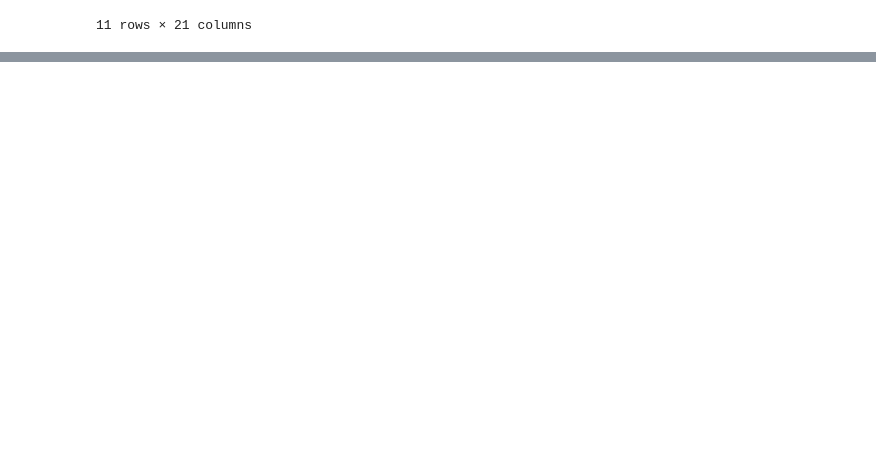
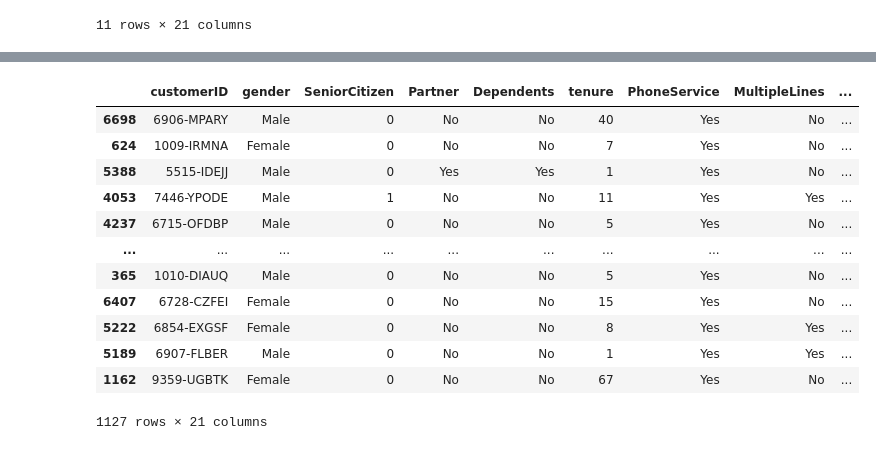
Before and after one commit to Hyndavi334/Telecom-Churn-Logistic-Regression, a Jupyter notebook: Notebooks/modeling.ipynb, the cells around one changed output, grey strips where cells are left out. Drawn from its saved outputs; the diff is of its cells as text; code cells hidden in the pictures; blank space fills up the shorter version.

```diff
--- a/Notebooks/modeling.ipynb
+++ b/Notebooks/modeling.ipynb
@@ -219,0 +95,16 @@ weighted avg       0.76      0.76      0.76       705
+# %%
+val_df
+# %% [output]
+|  | customerID | gender | SeniorCitizen | Partner | Dependents | tenure | PhoneService | MultipleLines | ... |
+| 6698 | 6906-MPARY | Male | 0 | No | No | 40 | Yes | No | ... |
+| 624 | 1009-IRMNA | Female | 0 | No | No | 7 | Yes | No | ... |
+| 5388 | 5515-IDEJJ | Male | 0 | Yes | Yes | 1 | Yes | No | ... |
+| 4053 | 7446-YPODE | Male | 1 | No | No | 11 | Yes | Yes | ... |
+| 4237 | 6715-OFDBP | Male | 0 | No | No | 5 | Yes | No | ... |
+| ... | ... | ... | ... | ... | ... | ... | ... | ... | ... |
+| 365 | 1010-DIAUQ | Male | 0 | No | No | 5 | Yes | No | ... |
+| 6407 | 6728-CZFEI | Female | 0 | No | No | 15 | Yes | No | ... |
+| 5222 | 6854-EXGSF | Female | 0 | No | No | 8 | Yes | Yes | ... |
+| 5189 | 6907-FLBER | Male | 0 | No | No | 1 | Yes | Yes | ... |
+| 1162 | 9359-UGBTK | Female | 0 | No | No | 67 | Yes | No | ... |
+1127 rows × 21 columns
```
Also changed, not shown: parts of 72 cells of this notebook, 1 other file.
